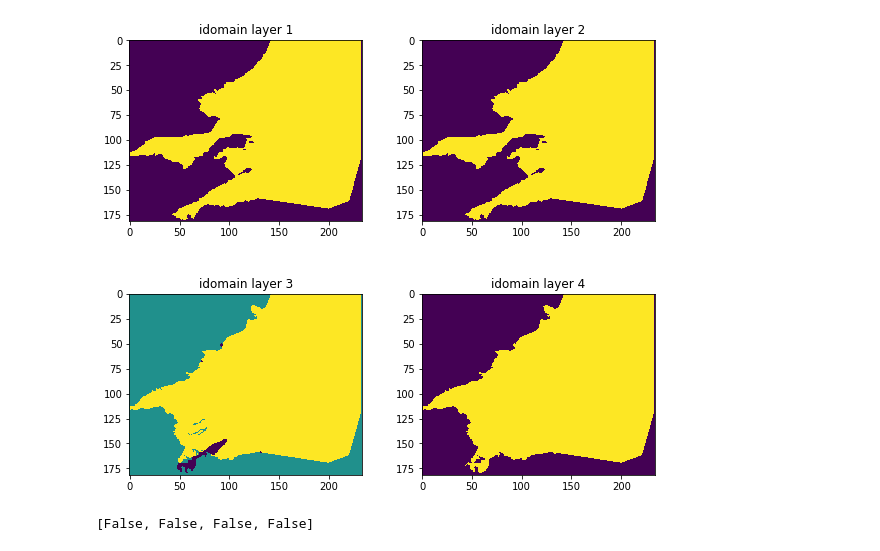
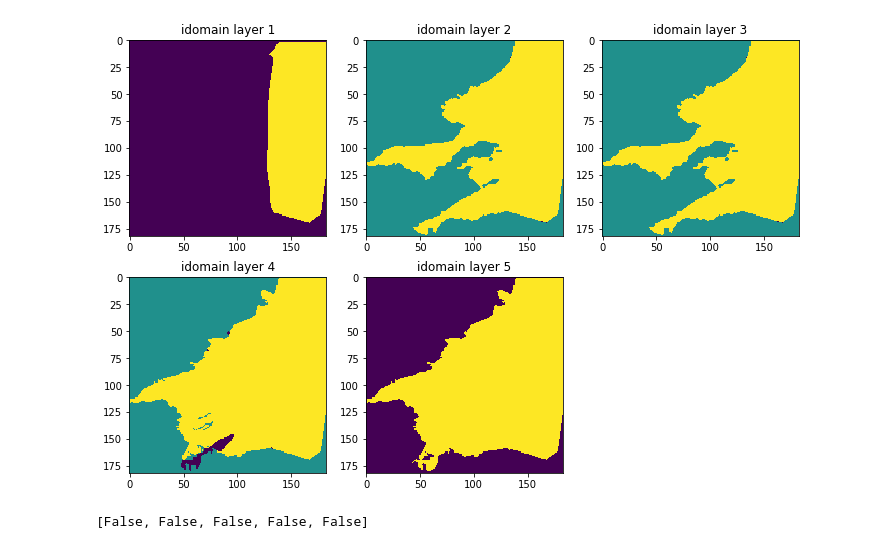
Before and after one commit to LudovicSchorpp/TM_Ludovic_Schorpp, a Jupyter notebook: codes_tests/Modeles3D/test_3D/dis_3D.ipynb, the cells around one changed output. Saved outputs shown, nothing was run; the diff lists cells and outputs as text; code cells hidden in the pictures.

```diff
--- a/codes_tests/Modeles3D/test_3D/dis_3D.ipynb
+++ b/codes_tests/Modeles3D/test_3D/dis_3D.ipynb
@@ -36,15 +38,28 @@ from upscalling_functions import*
 MNT_path = "../../data/surfaces_geoter/TOPO  (0 en mer).ASC"
 x0,y0,x1,y1 = get_MNTbbox(MNT_path)
 
-Lx = x1-x0
-Ly = y1-y0
-nlay = 4
-res = 300
+#Z
+nlay = 5
 
-ncol = int(Lx/res)
-nrow = int(Ly/res)
+#X
+x_seashore = 705e3
+Lx_1 = x_seashore-x0
+Lx_2 = x1 - x_seashore
+res_1 = 300
+res_2 = 600
+ncol1 = int(Lx_1/res_1)
+ncol2 = int(Lx_2/res_2)
+ncol = ncol1+ncol2
 
 delr = np.ones(ncol)*res
+delr[ncol1:ncol1+1] *=1.5
+delr[ncol1+1:] *= 2
+
+
+#Y
+Ly = y1-y0
+res = 300
+nrow = int(Ly/res)
 delc = np.ones(nrow)*res
 
 grid = fp.discretization.StructuredGrid(delc,delr,xoff=x0,yoff=y0) # create a grid identical to the dis package, will be used
@@ -75,10 +90,10 @@ surfaces.insert(2,Q)
 #domain
 idomain = np.zeros([nlay,nrow,ncol])
 
-for ilay in range(nlay):
-    idomain[ilay] = active_dom(surfaces[ilay+1],grid)
+for ilay in range(nlay-1):
+    idomain[ilay+1] = active_dom(surfaces[ilay+1],grid)
 # %%
 shp_Q = "../../data/shp/entités/Q_extended.shp"
-idomain[0:2]=0
-gp2cellids3D(grid,gp.read_file(shp_Q),idomain,layer=0);
-idomain[1] = idomain[0]
+idomain[0:3]=0
+gp2cellids3D(grid,gp.read_file(shp_Q),idomain,layer=1);
+idomain[2] = idomain[1]
@@ -91,12 +110,12 @@ for ilay in range(nlay-2):
             if (icell[:ilay+1]==1).any() & (icell[ilay+2:]==1).any() & (icell[ilay+1] == 0):
                 idomain[ilay+1,irow,icol] = - 1
 # %%
-fig = plt.figure(figsize=(10,8))
-fig.subplots_adjust(hspace=0.4, wspace=0.1)
+fig = plt.figure(figsize=(12,8))
+fig.subplots_adjust(hspace=0.2, wspace=0.2)
 for i in range(1,nlay+1):
-    ax = fig.add_subplot(2, 2, i)
-    ax.imshow(idomain[i-1])
+    ax = fig.add_subplot(2, 3, i)
+    g=ax.imshow(idomain[i-1])
     plt.title("idomain layer {}".format(i))
 # %% [output]
-[figure, old version]
+[figure, new version]
 # %%
@@ -115,4 +136,8 @@ for ilay in range(nlay):
 
     botm[ilay] = bot_surf
 # %%
-MinThick(idomain,botm,top,min_ep_act=2,min_ep_inact=0.1)
+while np.array(check_thk(top,botm)).any():
+    MinThick(idomain,botm,top,min_ep_act=2,min_ep_inact=0.1)
+check_thk(top,botm) # should be false
+# %% [output]
+[False, False, False, False, False]
@@ -132,7 +144,3 @@ def check_thk(top,botm):
-# %%
-check_thk(top,botm) # everything should be False
-# %% [output]
-[False, False, False, False]
 # %%
 #botm[botm<-1000]=0
 #top[top<-1000]=10
```
Also changed, not shown: parts of 7 cells of this notebook, 51 other files.
